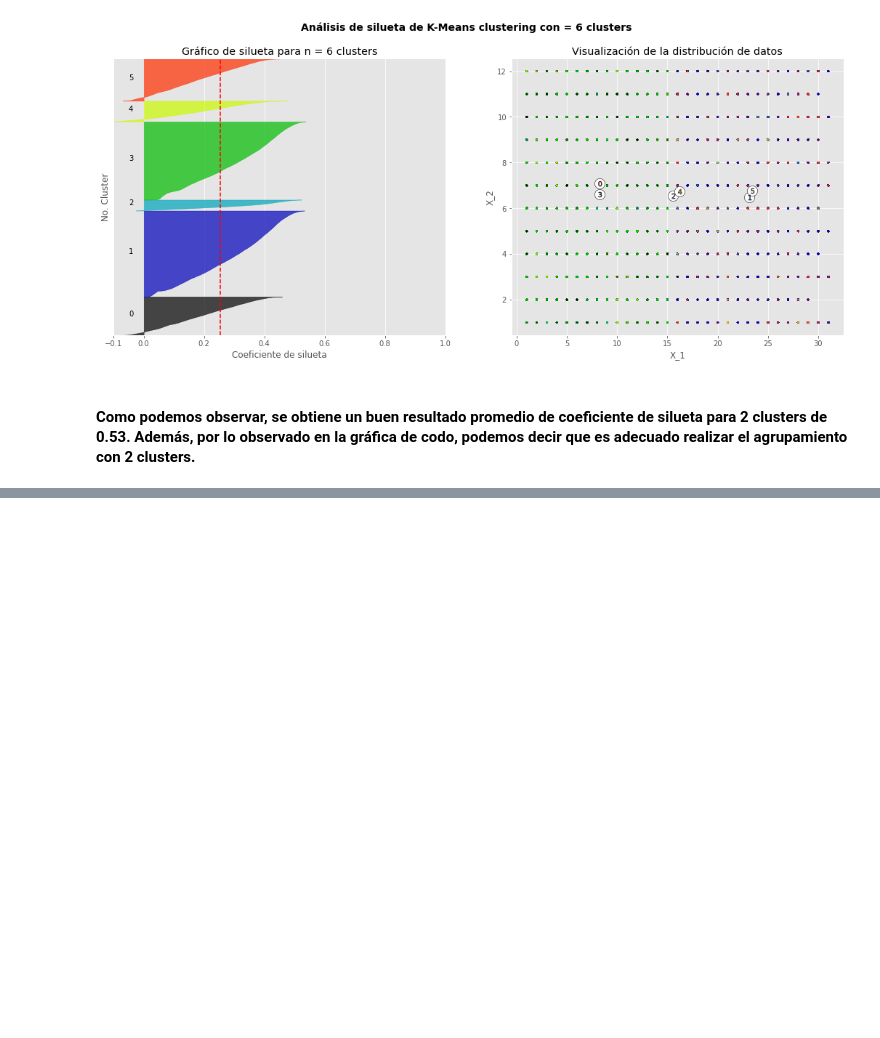
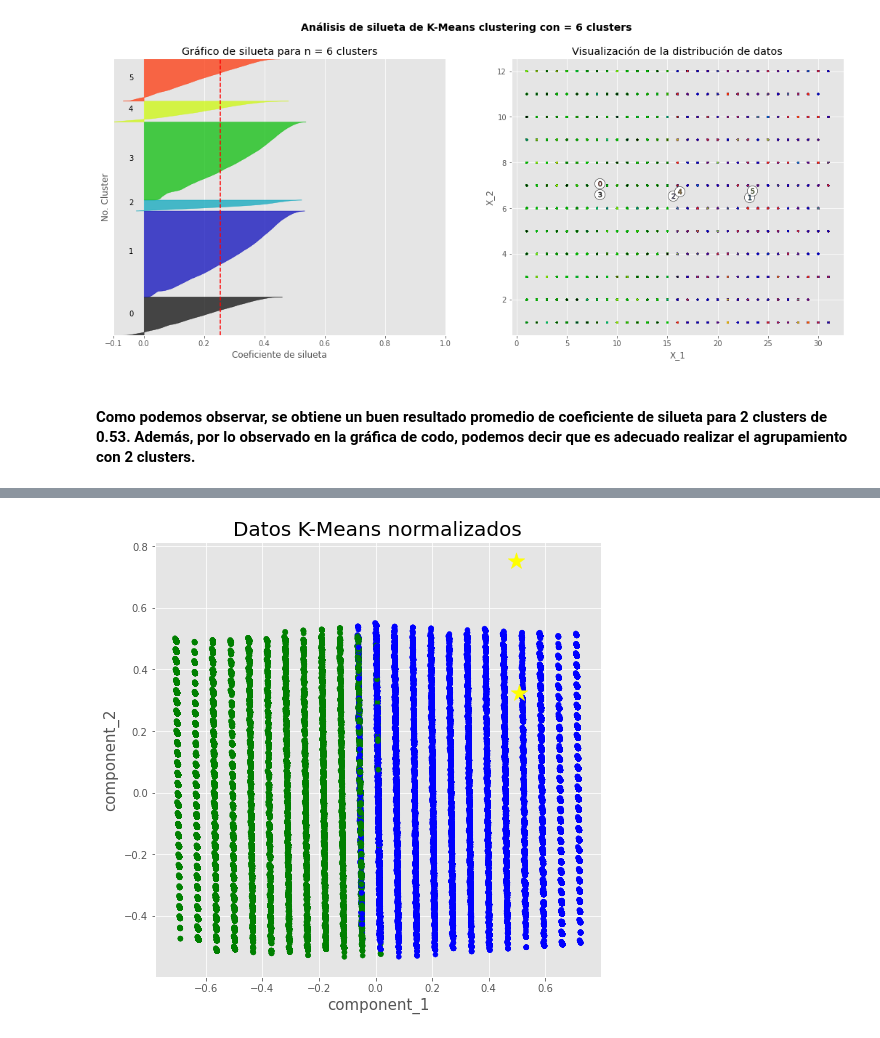
Before and after one commit to JJHH06/DMP1MarriageClustering, a Jupyter notebook: Proyecto1.ipynb, the cells around one changed output, grey strips where cells are left out. Saved outputs shown, nothing was run; the diff lists cells and outputs as text; code cells hidden in the pictures; blank space fills up the shorter version.

Commit message:
K-means

```diff
--- a/Proyecto1.ipynb
+++ b/Proyecto1.ipynb
@@ -629,0 +634,6 @@ Para:  6 Clusters  La cantidad promedio de la silueta es : 0.2548731839200873
+# %%
+variables = marriage_data[['DIAOCU', 'MESOCU', 'EDADHOM', 'EDADMUJ', 'MESREG']]
+variables = variables.sample(frac=0.1).reset_index(drop=True)
+# normalizar datos
+variables_norm = (variables - variables.min()) / (variables.max() - variables.min())
+variables_norm
@@ -629,0 +654,30 @@ Para:  6 Clusters  La cantidad promedio de la silueta es : 0.2548731839200873
+# %%
+# Aplicando el metodo de k-means
+kmeans = KMeans(n_clusters = 2)
+kmeans.fit(variables_norm)
+
+
+#normalize the centroids
+centroids = kmeans.cluster_centers_
+centroids_norm = (centroids - centroids.min()) / (centroids.max() - centroids.min())
+centroids_norm
+
+
+
+pca = PCA(n_components=2)
+pca_data = pca.fit_transform(variables_norm)
+pca_data_df = pd.DataFrame(data=pca_data, columns=['component_1', 'component_2'])
+
+fig = plt.figure(figsize=(8, 8))
+
+ax = fig.add_subplot(1, 1, 1)
+ax.set_xlabel('component_1', fontsize=15)
+ax.set_ylabel('component_2', fontsize=15)
+ax.set_title('Datos K-Means normalizados', fontsize=20)
+
+color_theme = np.array(['blue', 'green', 'orange'])
+ax.scatter(pca_data_df['component_1'], pca_data_df['component_2'], c=color_theme[kmeans.labels_], s=25)
+plt.scatter(kmeans.cluster_centers_[:,0],kmeans.cluster_centers_[:,1], s=300, c="yellow", marker="*")
+plt.show()
+# %% [output]
+[figure, added]
```
Also changed, not shown: parts of 3 cells of this notebook.
